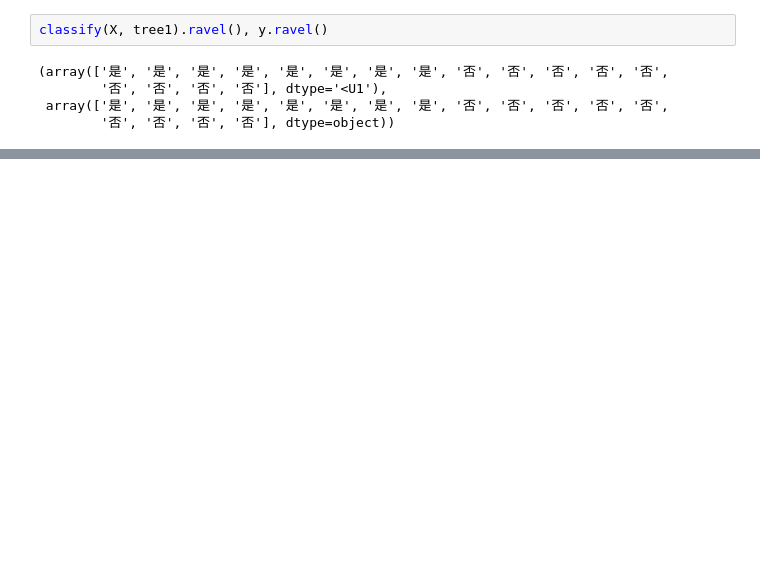
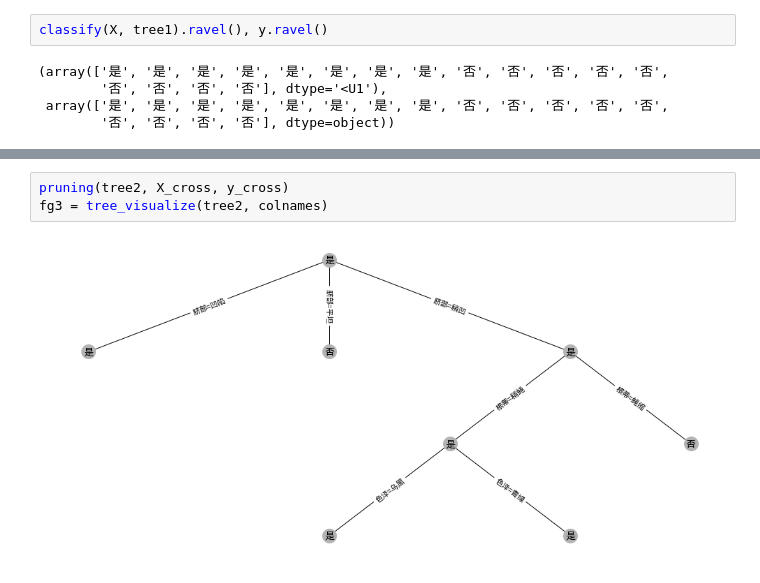
Before and after one commit to szqtc/MyMachineLearningNotes, a Jupyter notebook: 3_Trees.ipynb, the cells around one changed output, grey strips where cells are left out. Cells and saved outputs as stored; diff of their text form; blank space fills up the shorter version.

```diff
--- a/3_Trees.ipynb
+++ b/3_Trees.ipynb
@@ -489,0 +601,5 @@ classify(X, tree1).ravel(), y.ravel()
+# %%
+pruning(tree2, X_cross, y_cross)
+fg3 = tree_visualize(tree2, colnames)
+# %% [output]
+[figure, added]
```
Also changed, not shown: parts of 23 cells of this notebook, 1 other file.
